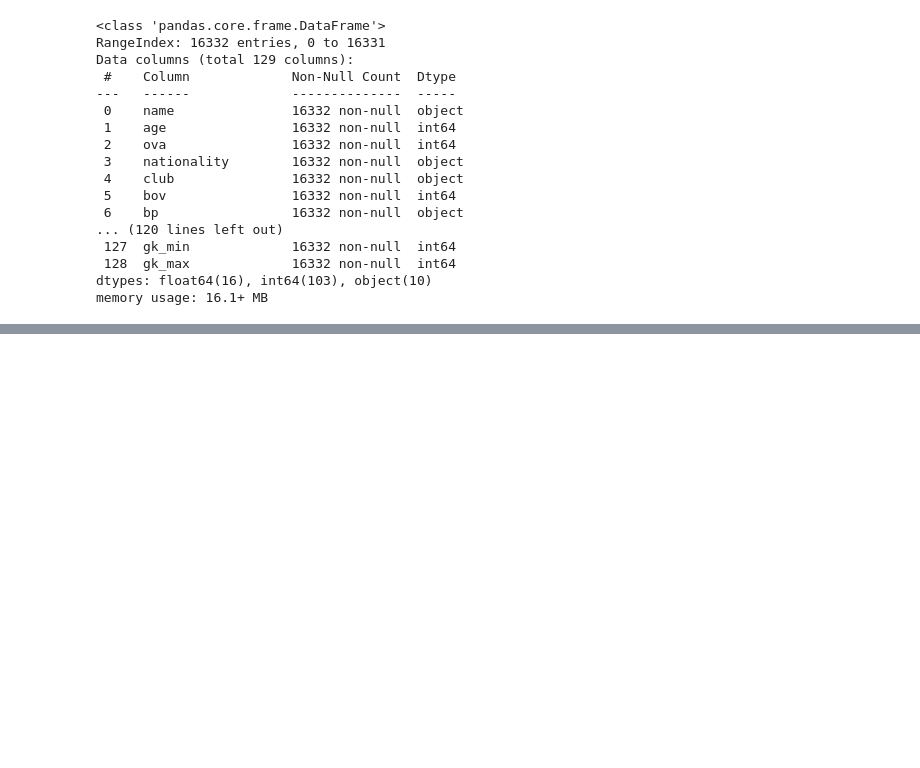
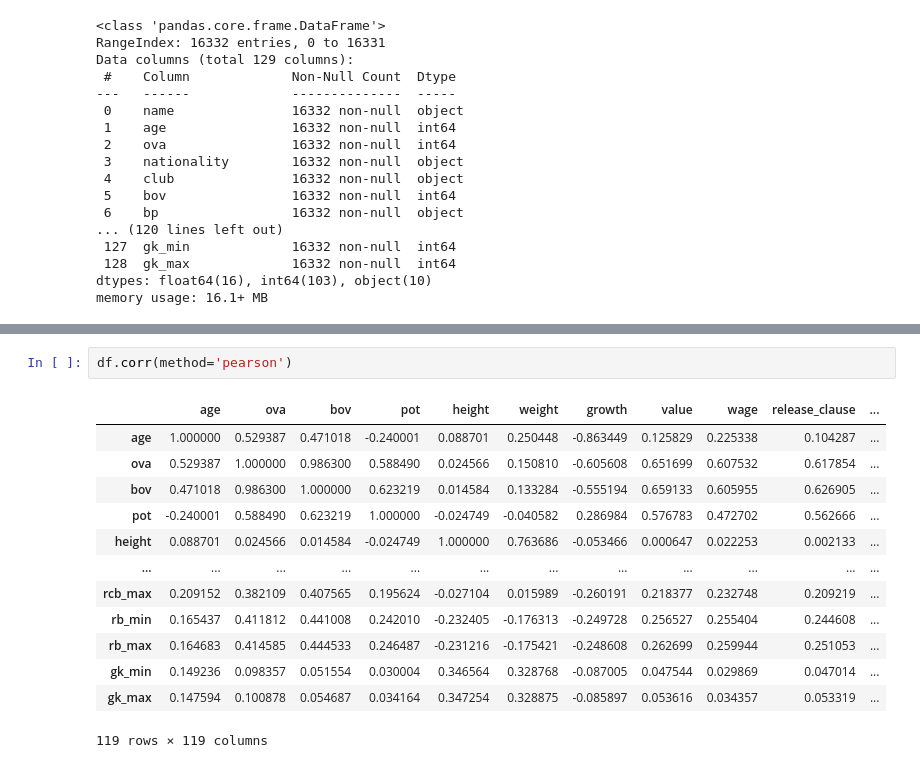
Before and after one commit to Edoardo1996/data_mid_bootcamp_project_FIFA_MoneyBall, a Jupyter notebook: main.ipynb, the cells around one changed output, grey strips where cells are left out. Saved outputs shown, nothing was run; the diff lists cells and outputs as text; blank space fills up the shorter version.

```diff
--- a/main.ipynb
+++ b/main.ipynb
@@ -291,0 +326,16 @@ Name: gk_max, Length: 68, dtype: int64
+# %%
+df.corr(method='pearson')
+# %% [output]
+|  | age | ova | bov | pot | height | weight | growth | value | wage | release_clause | ... |
+| age | 1.000000 | 0.529387 | 0.471018 | -0.240001 | 0.088701 | 0.250448 | -0.863449 | 0.125829 | 0.225338 | 0.104287 | ... |
+| ova | 0.529387 | 1.000000 | 0.986300 | 0.588490 | 0.024566 | 0.150810 | -0.605608 | 0.651699 | 0.607532 | 0.617854 | ... |
+| bov | 0.471018 | 0.986300 | 1.000000 | 0.623219 | 0.014584 | 0.133284 | -0.555194 | 0.659133 | 0.605955 | 0.626905 | ... |
+| pot | -0.240001 | 0.588490 | 0.623219 | 1.000000 | -0.024749 | -0.040582 | 0.286984 | 0.576783 | 0.472702 | 0.562666 | ... |
+| height | 0.088701 | 0.024566 | 0.014584 | -0.024749 | 1.000000 | 0.763686 | -0.053466 | 0.000647 | 0.022253 | 0.002133 | ... |
+| ... | ... | ... | ... | ... | ... | ... | ... | ... | ... | ... | ... |
+| rcb_max | 0.209152 | 0.382109 | 0.407565 | 0.195624 | -0.027104 | 0.015989 | -0.260191 | 0.218377 | 0.232748 | 0.209219 | ... |
+| rb_min | 0.165437 | 0.411812 | 0.441008 | 0.242010 | -0.232405 | -0.176313 | -0.249728 | 0.256527 | 0.255404 | 0.244608 | ... |
+| rb_max | 0.164683 | 0.414585 | 0.444533 | 0.246487 | -0.231216 | -0.175421 | -0.248608 | 0.262699 | 0.259944 | 0.251053 | ... |
+| gk_min | 0.149236 | 0.098357 | 0.051554 | 0.030004 | 0.346564 | 0.328768 | -0.087005 | 0.047544 | 0.029869 | 0.047014 | ... |
+| gk_max | 0.147594 | 0.100878 | 0.054687 | 0.034164 | 0.347254 | 0.328875 | -0.085897 | 0.053616 | 0.034357 | 0.053319 | ... |
+119 rows × 119 columns
```
Also changed, not shown: parts of 7 cells of this notebook, 1 other file.
